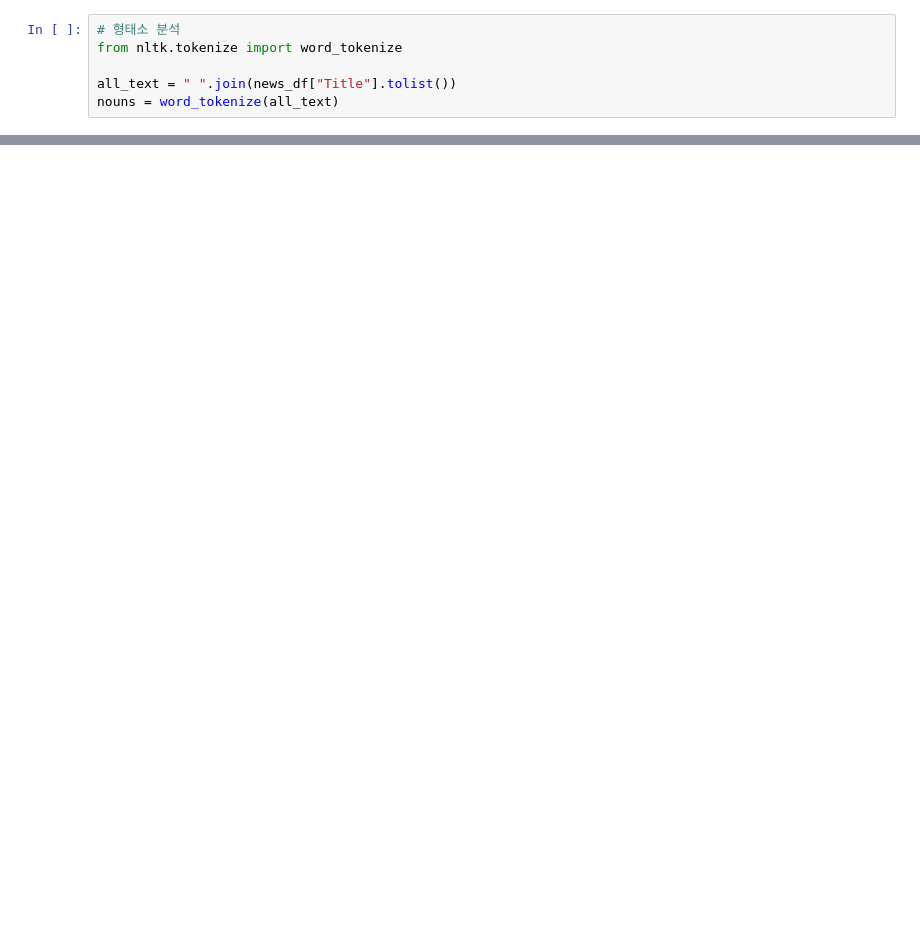
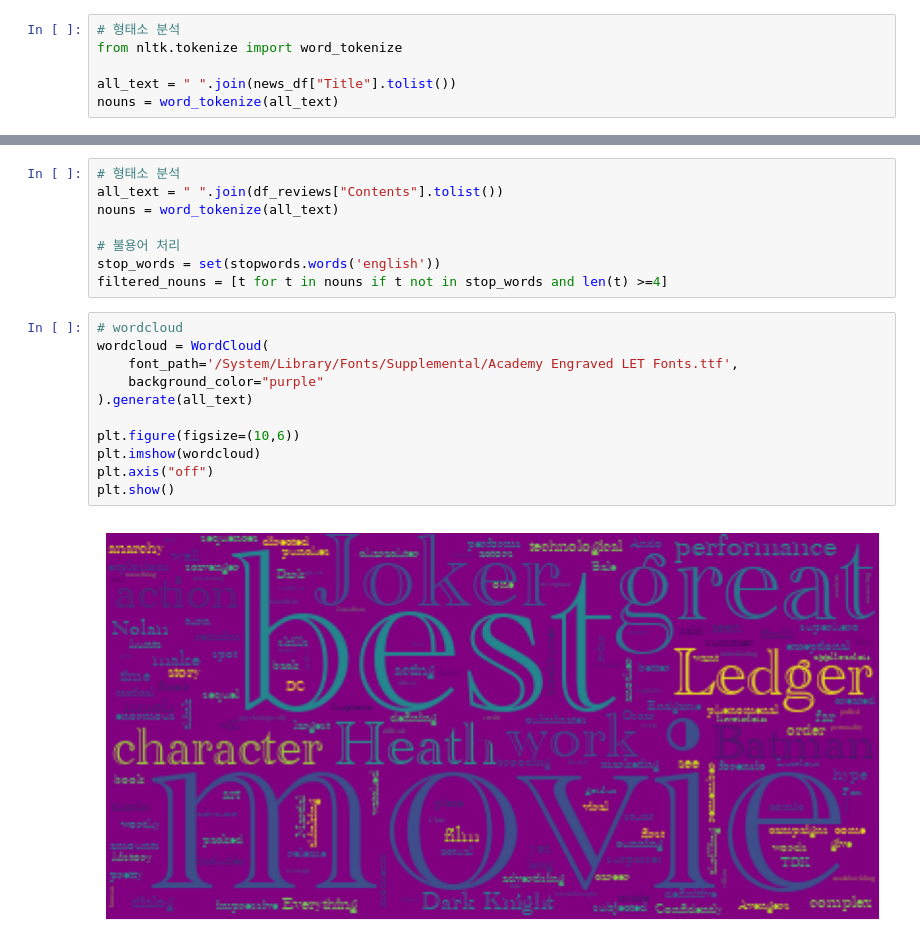
Before and after one commit to chae030/DCAV, a Jupyter notebook: 0410.ipynb, the cells around one changed output, grey strips where cells are left out. Drawn from its saved outputs; the diff is of its cells as text; blank space fills up the shorter version.

```diff
--- a/0410.ipynb
+++ b/0410.ipynb
@@ -150,0 +212,21 @@ plt.show()
+# %%
+# 형태소 분석
+all_text = " ".join(df_reviews["Contents"].tolist())
+nouns = word_tokenize(all_text)
+
+# 불용어 처리
+stop_words = set(stopwords.words('english'))
+filtered_nouns = [t for t in nouns if t not in stop_words and len(t) >=4]
+# %%
+# wordcloud
+wordcloud = WordCloud(
+    font_path='/System/Library/Fonts/Supplemental/Academy Engraved LET Fonts.ttf',
+    background_color="purple"
+).generate(all_text)
+
+plt.figure(figsize=(10,6))
+plt.imshow(wordcloud)
+plt.axis("off")
+plt.show()
+# %% [output]
+[figure, added]
```
Also changed, not shown: parts of 9 cells of this notebook.
